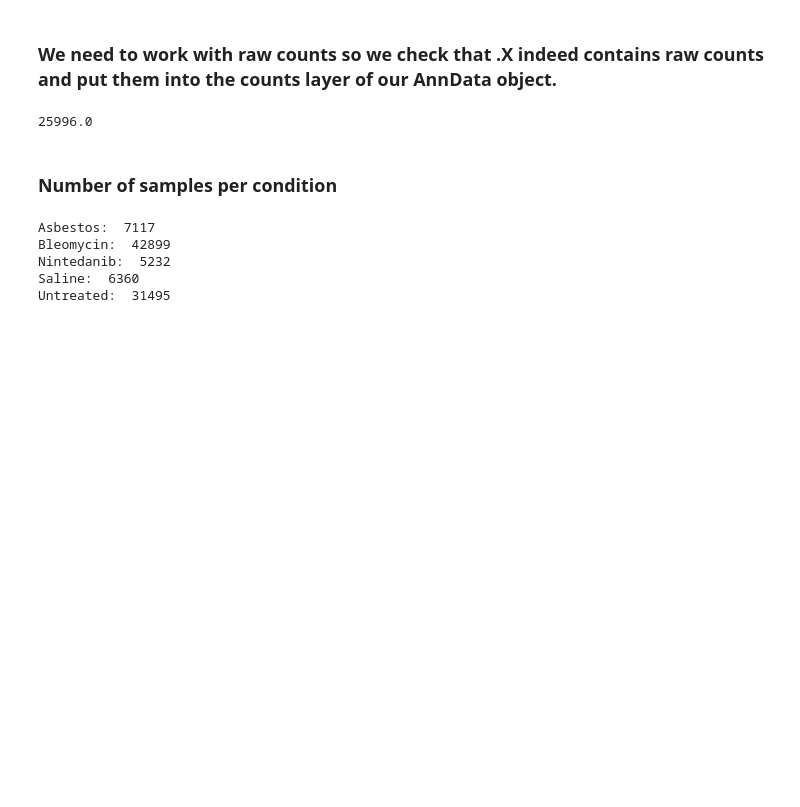
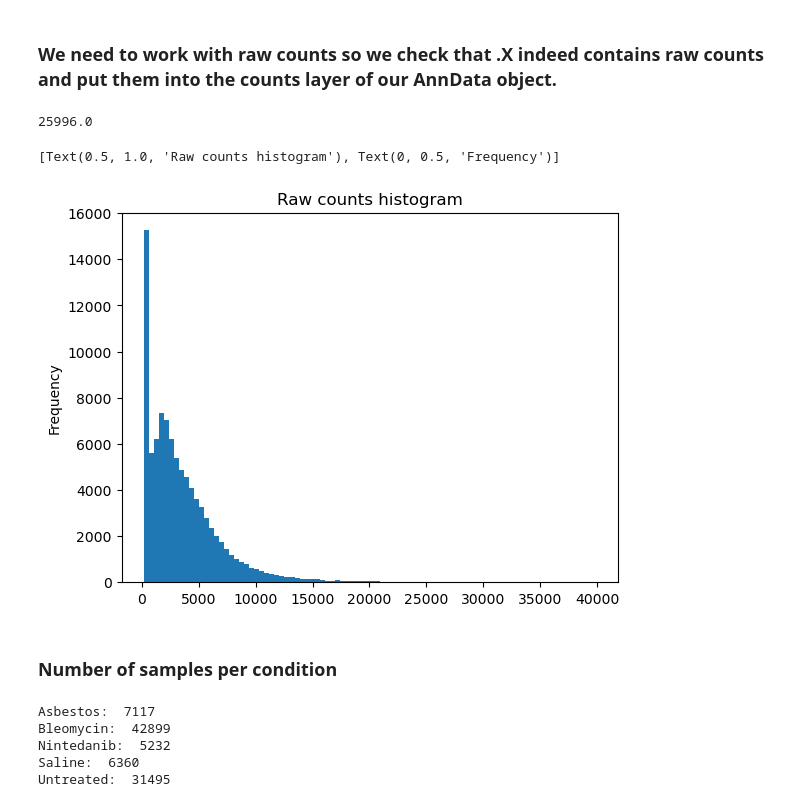
Before and after one commit to lueckenlab/masterpraktikum_fibrosis_atlas, a Jupyter notebook: notebooks/differential_gene_expression_analysis/DiffEx_pseudobulk_preprocessing.ipynb, the cells around one changed output. Drawn from its saved outputs; the diff is of its cells as text; code cells hidden in the pictures; blank space fills up the shorter version.

```diff
--- a/notebooks/differential_gene_expression_analysis/DiffEx_pseudobulk_preprocessing.ipynb
+++ b/notebooks/differential_gene_expression_analysis/DiffEx_pseudobulk_preprocessing.ipynb
@@ -54,6 +54,13 @@ np.max(adata.layers["raw_counts"])
 25996.0
 # %%
 adata.layers["counts"] = adata.layers["raw_counts"].copy()   # normally: adata.X.copy()
+# %%
+column_sums = np.sum(adata.layers["counts"], axis=1)
+plt.hist(column_sums, bins=90)   # plot the sums of the raw counts as a sanity check
+plt.gca().set(title='Raw counts histogram', ylabel='Frequency')
+# %% [output]
+[Text(0.5, 1.0, 'Raw counts histogram'), Text(0, 0.5, 'Frequency')]
+[figure, added]
 # %% [markdown]
 ### Number of samples per condition
 # %%
```
Also changed, not shown: parts of 2 cells of this notebook, 4 other files.
